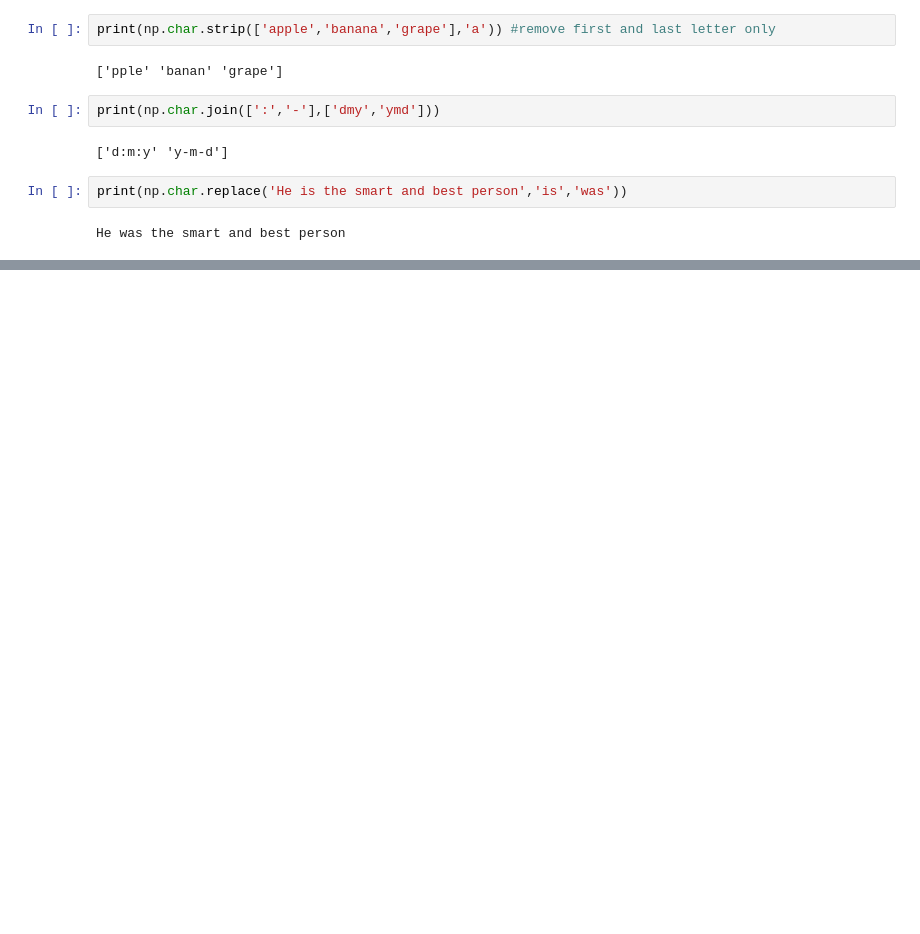
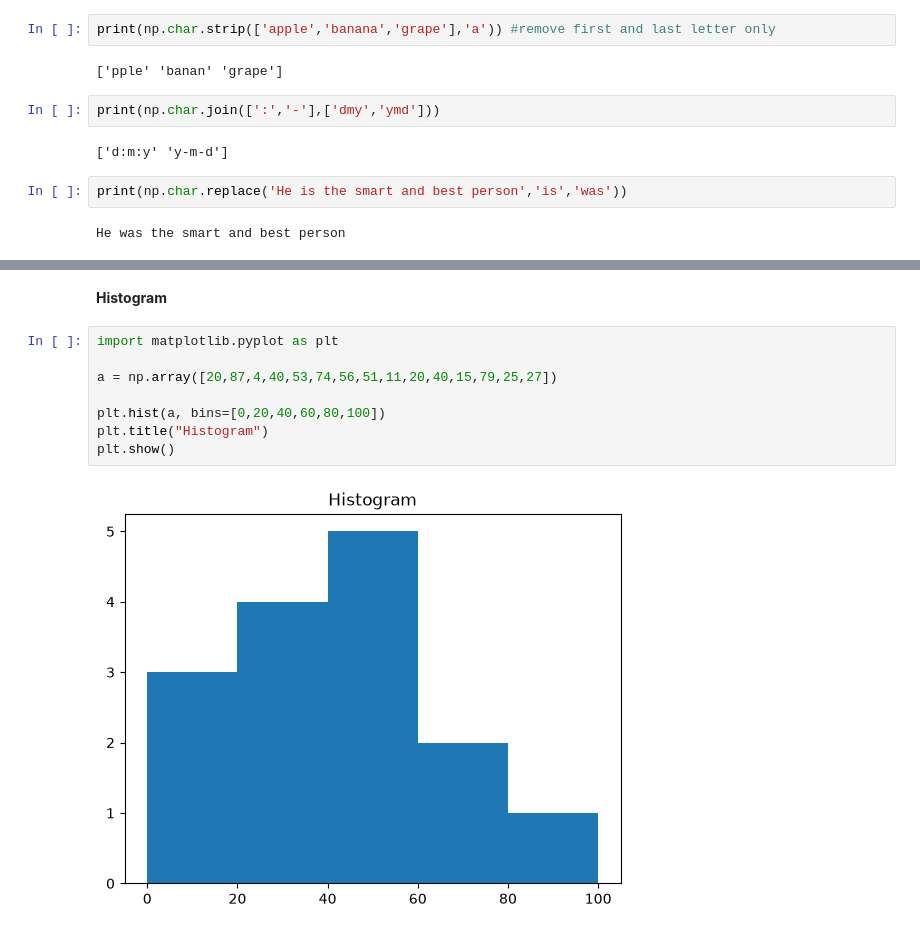
Before and after one commit to Saravanakumar-2323/Python, a Jupyter notebook: Numpy.ipynb, the cells around one changed output, grey strips where cells are left out. Saved outputs shown, nothing was run; the diff lists cells and outputs as text; blank space fills up the shorter version.

```diff
--- a/Numpy.ipynb
+++ b/Numpy.ipynb
@@ -112,0 +331,12 @@ He was the smart and best person
+# %% [markdown]
+**Histogram**
+# %%
+import matplotlib.pyplot as plt
+
+a = np.array([20,87,4,40,53,74,56,51,11,20,40,15,79,25,27])
+
+plt.hist(a, bins=[0,20,40,60,80,100])
+plt.title("Histogram")
+plt.show()
+# %% [output]
+[figure, added]
```
Also changed, not shown: parts of 52 cells of this notebook.
